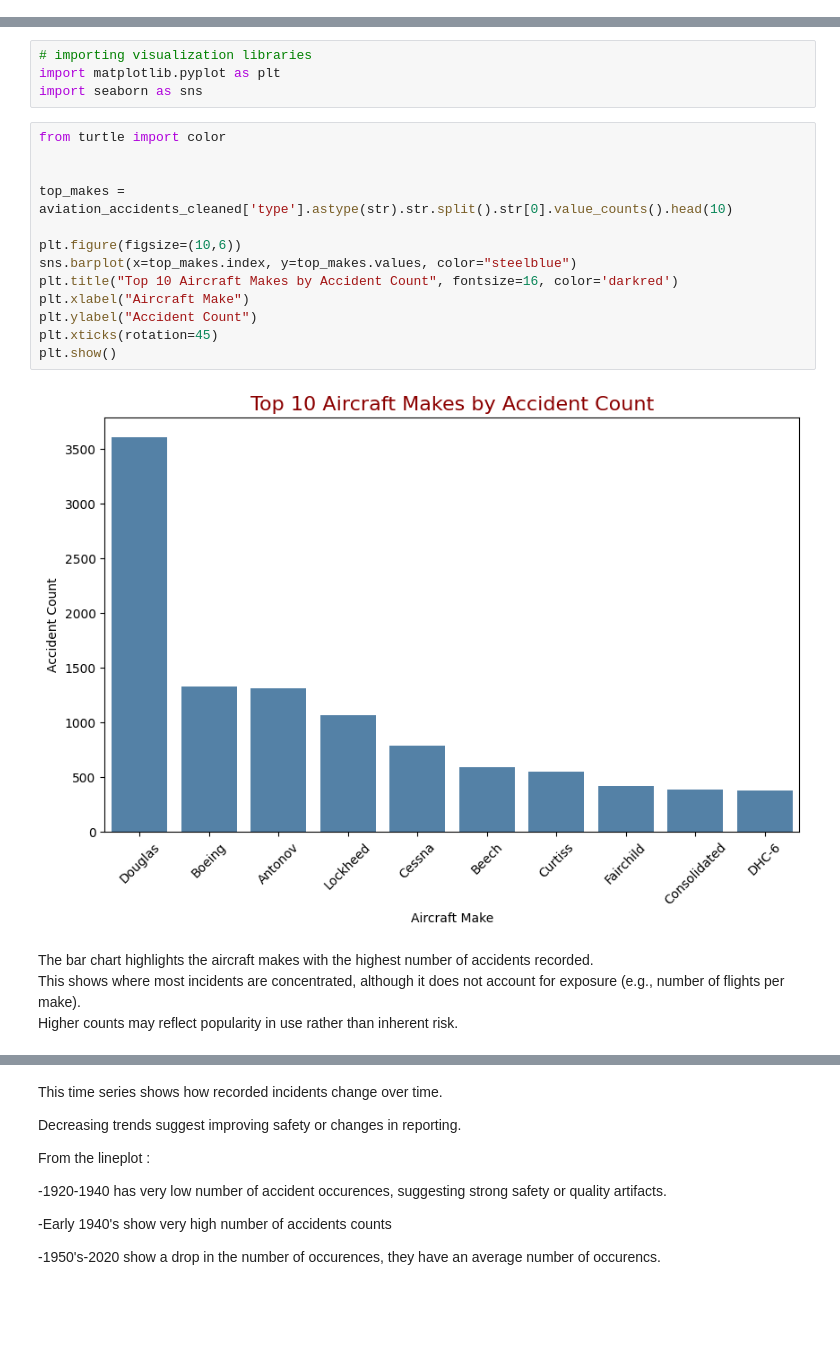
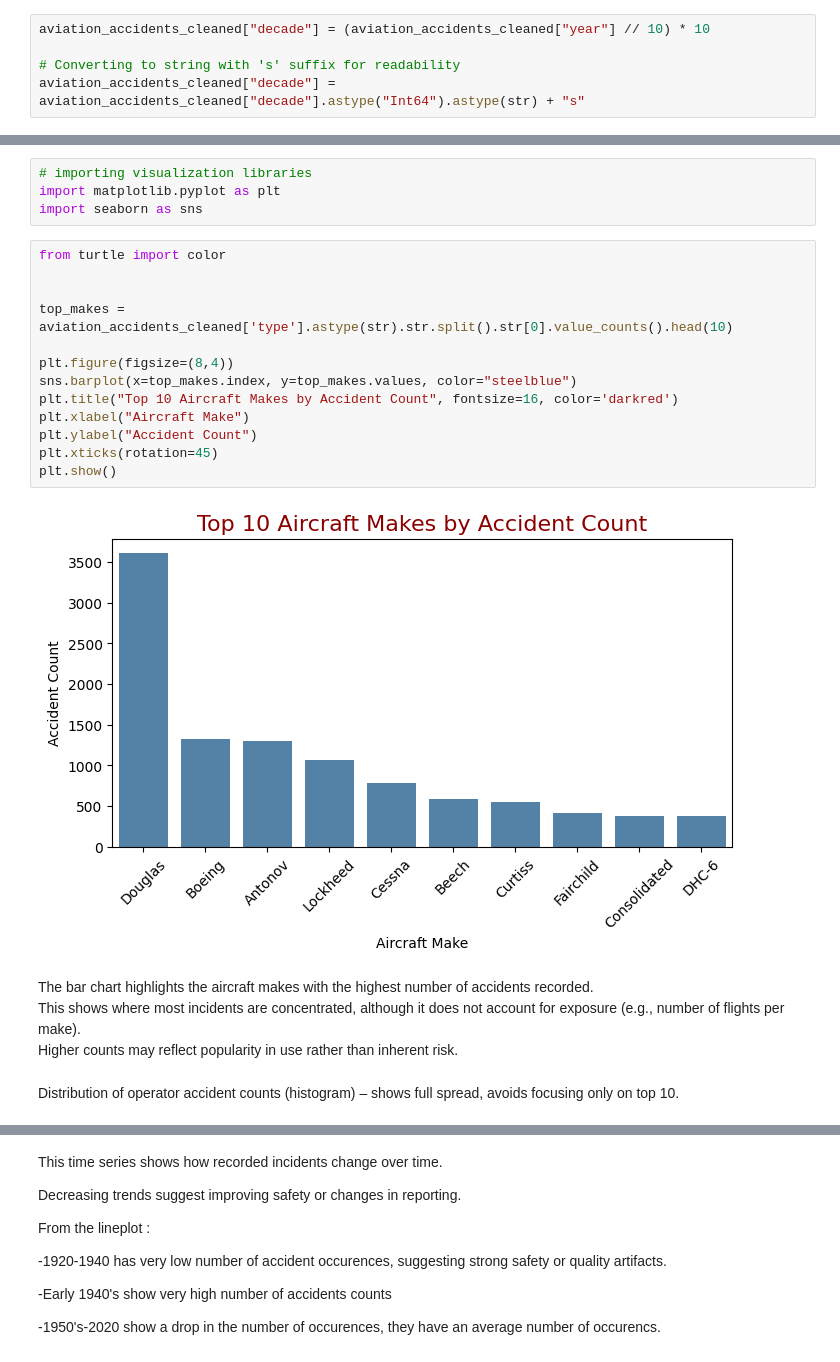
Before and after one commit to Kaks753/Projects, a Jupyter notebook: aviation_accidents.ipynb, the cells around one changed output, grey strips where cells are left out. Cells and saved outputs as stored; diff of their text form; blank space fills up the shorter version.

Commit message:
More visual on objective 2

```diff
--- a/aviation_accidents.ipynb
+++ b/aviation_accidents.ipynb
@@ -273,3 +275,8 @@ memory usage: 1.4+ MB
+# %%
+aviation_accidents_cleaned["decade"] = (aviation_accidents_cleaned["year"] // 10) * 10
+
+# Converting to string with 's' suffix for readability
+aviation_accidents_cleaned["decade"] = aviation_accidents_cleaned["decade"].astype("Int64").astype(str) + "s"
 # %%
 aviation_accidents_cleaned.head()
 # %% [output]
@@ -295,19 +309,22 @@ import seaborn as sns
 # %%
 from turtle import color
 
 
 top_makes = aviation_accidents_cleaned['type'].astype(str).str.split().str[0].value_counts().head(10)
 
-plt.figure(figsize=(10,6))
+plt.figure(figsize=(8,4))
 sns.barplot(x=top_makes.index, y=top_makes.values, color="steelblue")
 plt.title("Top 10 Aircraft Makes by Accident Count", fontsize=16, color='darkred')
 plt.xlabel("Aircraft Make")
 plt.ylabel("Accident Count")
 plt.xticks(rotation=45)
 plt.show()
 # %% [output]
-[figure, old version]
+[figure, new version]
 # %% [markdown]
 The bar chart highlights the aircraft makes with the highest number of accidents recorded.
 This shows where most incidents are concentrated, although it does not account for exposure (e.g., number of flights per make).
 Higher counts may reflect popularity in use rather than inherent risk.
+# %% [markdown]
+Distribution of operator accident counts (histogram)
+– shows full spread, avoids focusing only on top 10.
```
Also changed, not shown: parts of 16 cells of this notebook.
